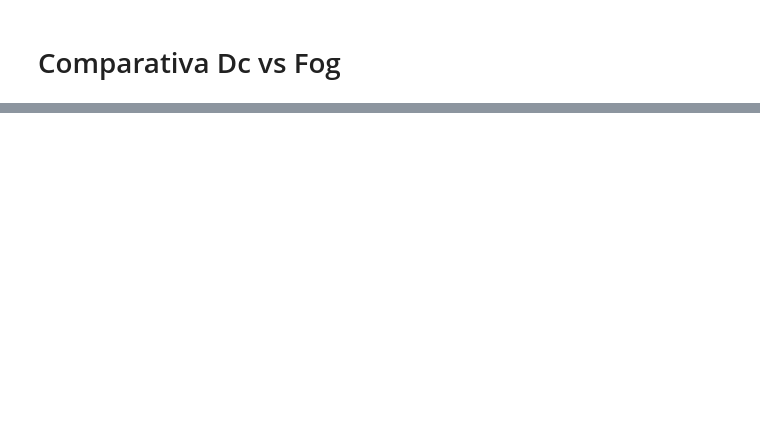
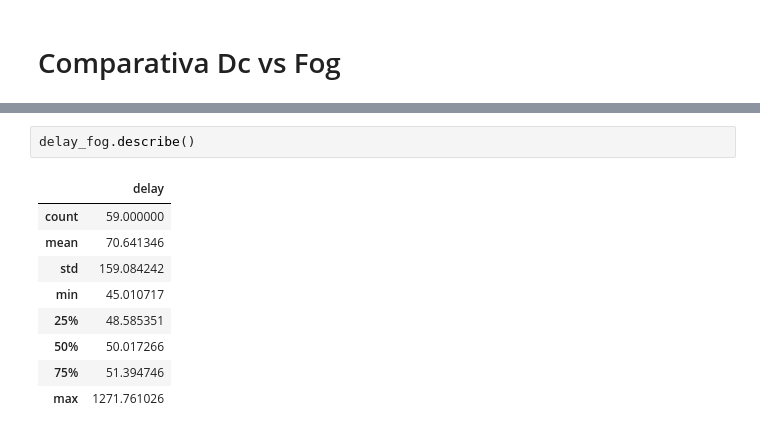
Before and after one commit to UlyssesDeAguilar/Simcan2Fog, a Jupyter notebook: simulations/EdgeScenario/analysis/delays.ipynb, the cells around one changed output, grey strips where cells are left out. Drawn from its saved outputs; the diff is of its cells as text; blank space fills up the shorter version.

```diff
--- a/simulations/EdgeScenario/analysis/delays.ipynb
+++ b/simulations/EdgeScenario/analysis/delays.ipynb
@@ -122,0 +136,12 @@ plt.show()
+# %%
+delay_fog.describe()
+# %% [output]
+|  | delay |
+| count | 59.000000 |
+| mean | 70.641346 |
+| std | 159.084242 |
+| min | 45.010717 |
+| 25% | 48.585351 |
+| 50% | 50.017266 |
+| 75% | 51.394746 |
+| max | 1271.761026 |
```
Also changed, not shown: parts of 7 cells of this notebook, 21 other files.
